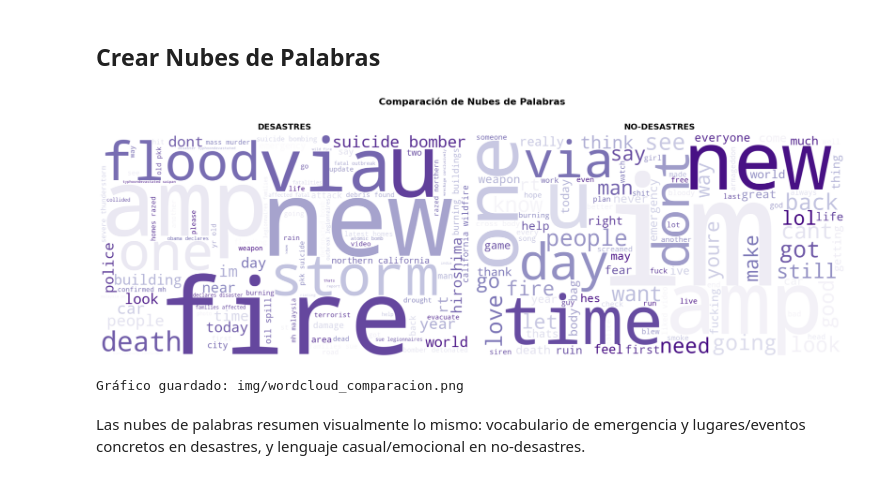
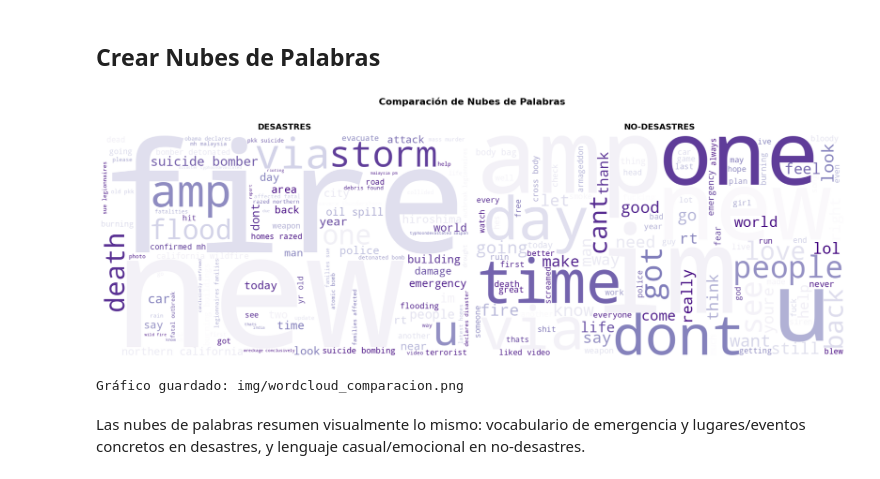
Before and after one commit to Qu3zada22/lab5-ds, a Jupyter notebook: Lab5_Completo.ipynb, the cells around one changed output. Drawn from its saved outputs; the diff is of its cells as text; code cells hidden in the pictures.

```diff
--- a/Lab5_Completo.ipynb
+++ b/Lab5_Completo.ipynb
@@ -323,36 +340,38 @@ wordcloud_desastres = WordCloud(
     colormap='Purples',
     max_words=100,
     relative_scaling=0.5,
-    min_font_size=10
+    min_font_size=10,
+    random_state=42
 ).generate(texto_desastres)
 
 wordcloud_no_desastres = WordCloud(
     width=1000, height=600,
     background_color='white',
     colormap='Purples',
     max_words=100,
     relative_scaling=0.5,
-    min_font_size=10
+    min_font_size=10,
+    random_state=42
 ).generate(texto_no_desastres)
 
 fig, axes = plt.subplots(1, 2, figsize=(18, 7))
 
 axes[0].imshow(wordcloud_desastres, interpolation='bilinear')
 axes[0].axis('off')
 axes[0].set_title('DESASTRES', fontsize=14, fontweight='bold', pad=10)
 
 axes[1].imshow(wordcloud_no_desastres, interpolation='bilinear')
 axes[1].axis('off')
 axes[1].set_title('NO-DESASTRES', fontsize=14, fontweight='bold', pad=10)
 
 plt.suptitle('Comparación de Nubes de Palabras', fontsize=16, fontweight='bold', y=0.98)
 plt.tight_layout()
 plt.savefig('img/wordcloud_comparacion.png', dpi=300, bbox_inches='tight')
 plt.show()
 
 print("Gráfico guardado: img/wordcloud_comparacion.png")
 # %% [output]
-[figure, old version]
+[figure, new version]
 Gráfico guardado: img/wordcloud_comparacion.png
 # %% [markdown]
 Las nubes de palabras resumen visualmente lo mismo: vocabulario de emergencia y lugares/eventos concretos en desastres, y lenguaje casual/emocional en no-desastres.
```
Also changed, not shown: parts of 44 cells of this notebook, 9 other files.
